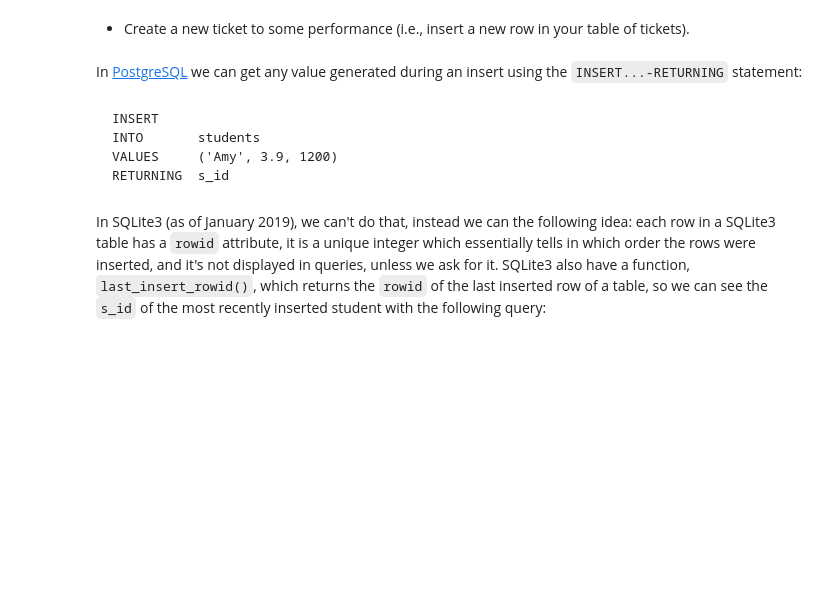
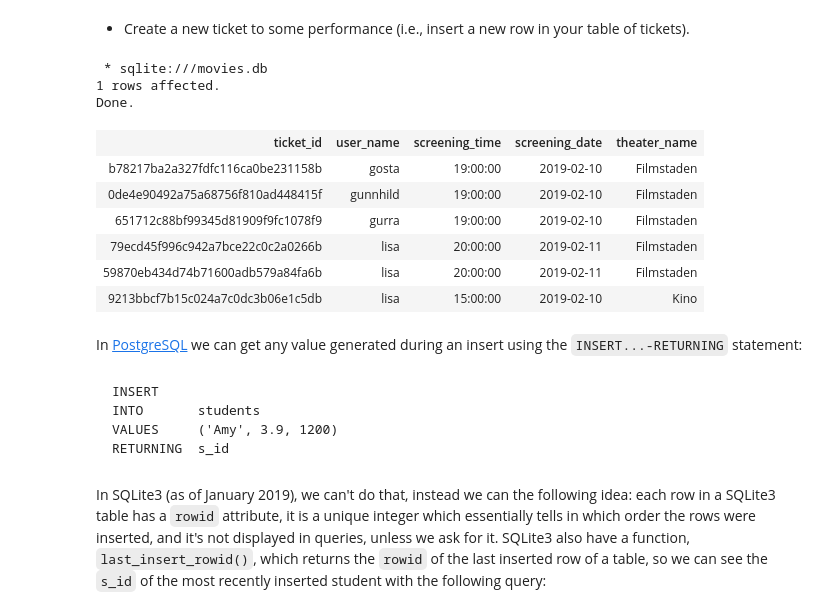
Before and after one commit to AzeyZ/EDAF752019, a Jupyter notebook: lab2-nb.ipynb, the cells around one changed output. Drawn from its saved outputs; the diff is of its cells as text; code cells hidden in the pictures; blank space fills up the shorter version.

```diff
--- a/lab2-nb.ipynb
+++ b/lab2-nb.ipynb
@@ -105,3 +108,18 @@ Done.
+# %%
+%%sql
+INSERT INTO tickets (user_name, screening_time, screening_date, theater_name)
+VALUES    ("lisa", '15:00:00', '2019-02-10', "Kino");
+# %% [output]
+ * sqlite:///movies.db
+1 rows affected.
+Done.
+| ticket_id | user_name | screening_time | screening_date | theater_name |
+| b78217ba2a327fdfc116ca0be231158b | gosta | 19:00:00 | 2019-02-10 | Filmstaden |
+| 0de4e90492a75a68756f810ad448415f | gunnhild | 19:00:00 | 2019-02-10 | Filmstaden |
+| 651712c88bf99345d81909f9fc1078f9 | gurra | 19:00:00 | 2019-02-10 | Filmstaden |
+| 79ecd45f996c942a7bce22c0c2a0266b | lisa | 20:00:00 | 2019-02-11 | Filmstaden |
+| 59870eb434d74b71600adb579a84fa6b | lisa | 20:00:00 | 2019-02-11 | Filmstaden |
+| 9213bbcf7b15c024a7c0dc3b06e1c5db | lisa | 15:00:00 | 2019-02-10 | Kino |
 # %% [markdown]
 In
   [PostgreSQL](https://www.postgresql.org/docs/current/sql-insert.html)
```
Also changed, not shown: parts of 15 cells of this notebook, 2 other files.
